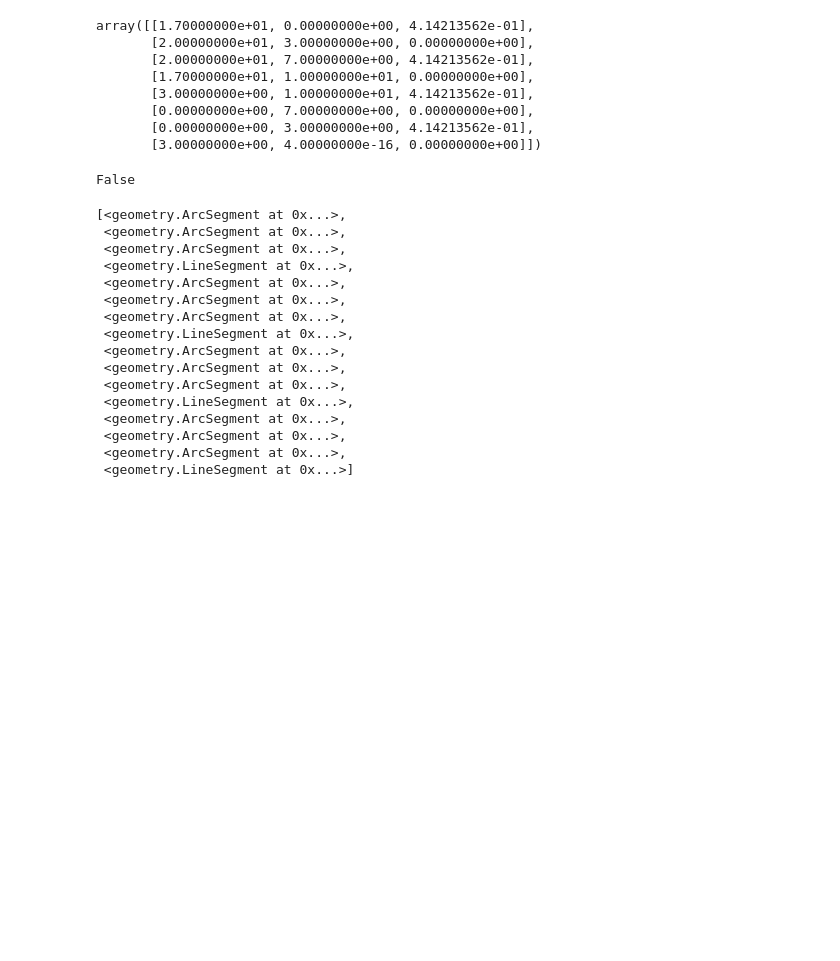
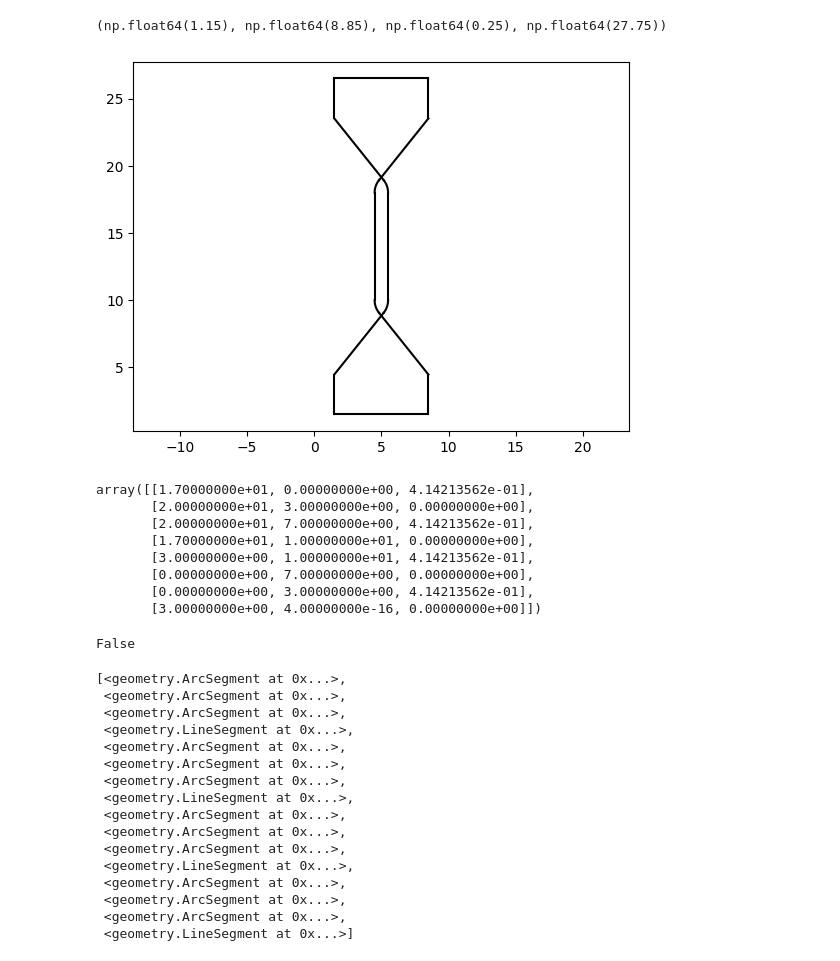
Before and after one commit to TheMarkster/pycam, a Jupyter notebook: notebooks/cython_test.ipynb, the cells around one changed output. Saved outputs shown, nothing was run; the diff lists cells and outputs as text; code cells hidden in the pictures; blank space fills up the shorter version.

```diff
--- a/notebooks/cython_test.ipynb
+++ b/notebooks/cython_test.ipynb
@@ -7,3 +45,32 @@ import matplotlib.pyplot as plt
+# %%
+# load_dxf
+# filename = "dogbone_test.dxf"
+
+def load_dxf(filename) -> geometry.Path:
+    """Load a DXF file and extract paths from LWPOLYLINE entities."""
+    doc = ezdxf.readfile(filename)
+    msp = doc.modelspace()
+
+    paths = []
+    polylines = msp.query("LWPOLYLINE")
+    for path in polylines:
+        points = np.array(path.get_points())
+        points = points[:, [0, 1, 4]].astype(np.float32)  # x, y, bulge
+        paths.append(geometry.Path.from_compact_array(points))
+
+    if len(paths) == 0:
+        return None
+    elif len(paths) > 1:
+        return paths
+    else:
+        return paths[0]
+
+path = load_dxf("dogbone_test.dxf")
+draw_path(plt.gca(), path.offset(-1.5))
+plt.axis('equal')
+# %% [output]
+(np.float64(1.15), np.float64(8.85), np.float64(0.25), np.float64(27.75))
+[figure, added]
 # %%
 # Load geometry
 doc = ezdxf.readfile("oblong_rectangle.dxf")
```
Also changed, not shown: parts of 13 cells of this notebook, 21 other files.
